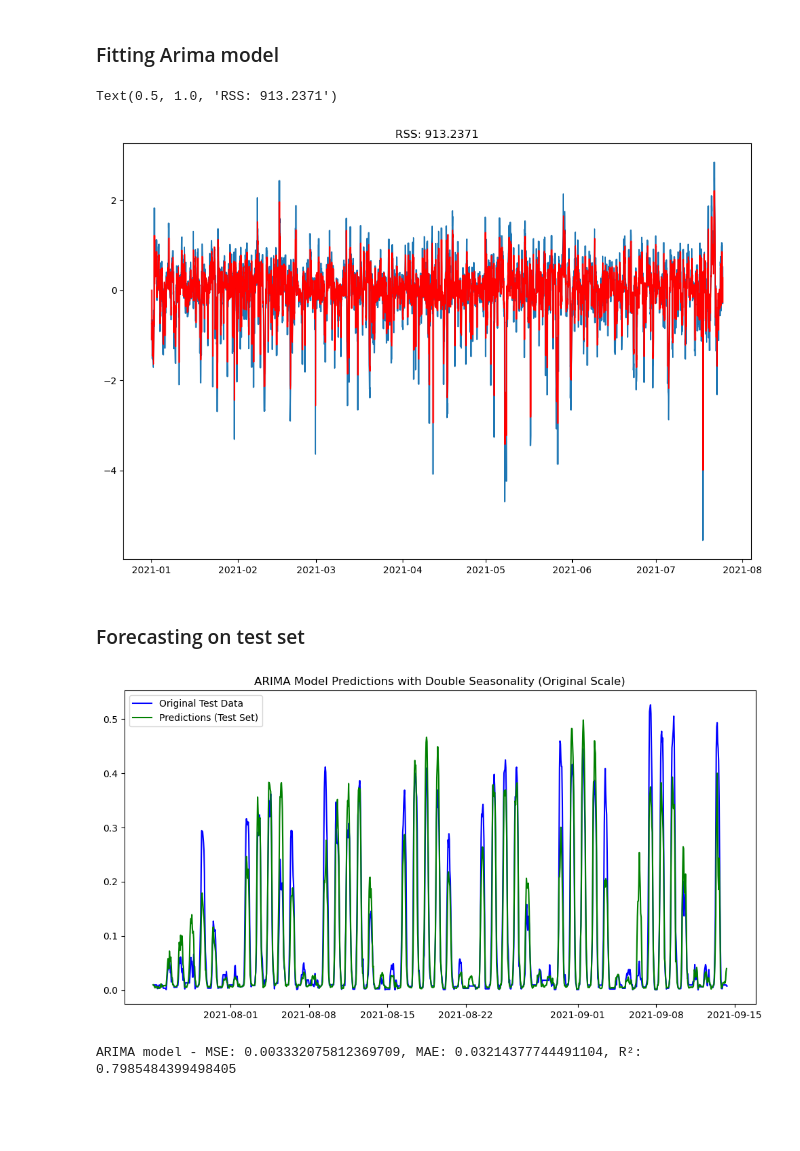
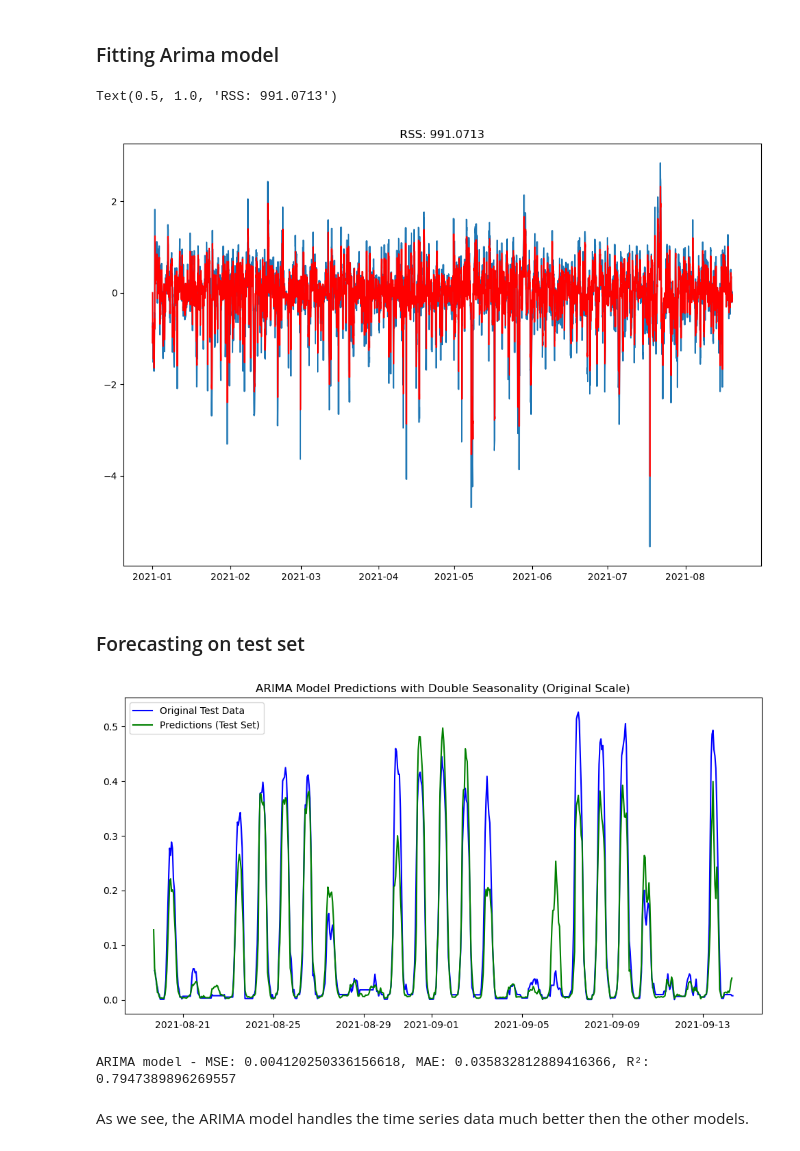
Before and after one commit to pmoll01/AA2024_Groupwork_DynamoData, a Jupyter notebook: Task_4_general.ipynb, the cells around one changed output. Cells and saved outputs as stored; diff of their text form; code cells hidden in the pictures; blank space fills up the shorter version.

```diff
--- a/Task4_final.ipynb
+++ b/Task_4_general.ipynb
@@ -574,7 +515,7 @@ Suggested value for q (MA): 13
 # %% [markdown]
 ### Fitting Arima model
 # %%
-split_ratio = 0.8
+split_ratio = 0.9
 train_size = int(len(ts_log_decompose) * split_ratio)
 residual_train, residual_test = train_test_split(ts_log_decompose, train_size=train_size, shuffle=False)
 
@@ -584,8 +525,8 @@ plt.plot(residual_train)
 plt.plot(results_ARIMA.fittedvalues, color='red')
 plt.title('RSS: %.4f'% sum((results_ARIMA.fittedvalues-residual_train)**2))
 # %% [output]
-Text(0.5, 1.0, 'RSS: 913.2371')
+Text(0.5, 1.0, 'RSS: 991.0713')
-[figure, old version]
+[figure, new version]
 # %% [markdown]
 ### Forecasting on test set
 # %%
@@ -606,7 +547,7 @@ trend.index.freq = 'H'
 seasonal.index.freq = 'H'
 
 # Train-test split using slicing
-train_size = int(len(residuals) * 0.8)  # 80% train, 20% test
+train_size = int(len(residuals) * split_ratio)
 residual_train = residuals.iloc[:train_size]
 residual_test = residuals.iloc[train_size:]
 trend_train = trend.iloc[:train_size]
@@ -634,32 +575,34 @@ log_predictions = (
     + trend_test
     + seasonal_test_1
     + seasonal_test_2
 )
 
 # Apply inverse log transformation to return to original scale
 full_predictions = np.exp(log_predictions)
 
 # Trim full_predictions to match test data length
 full_predictions = full_predictions.iloc[:len(data.iloc[train_size:])]
 
 # Ensure the test set length matches full_predictions
 test = data.iloc[train_size:]['utilizationRate_total']
 assert len(test) == len(full_predictions), "Final lengths still do not match!"
 
 # Plot the results
 plt.figure(figsize=(12, 6))
 plt.plot(test, label="Original Test Data", color='blue')
 plt.plot(full_predictions, label="Predictions (Test Set)", color='green')
 plt.legend()
 plt.title('ARIMA Model Predictions with Double Seasonality (Original Scale)')
 plt.show()
 
 # Evaluate the model
 mse_arima = mean_squared_error(test, full_predictions)
 mae_arima = mean_absolute_error(test, full_predictions)
 r2_arima = r2_score(test, full_predictions)
 
 print(f"ARIMA model - MSE: {mse_arima}, MAE: {mae_arima}, R²: {r2_arima}")
 # %% [output]
-[figure, old version]
+[figure, new version]
-ARIMA model - MSE: 0.003332075812369709, MAE: 0.03214377744491104, R²: 0.7985484399498405
+ARIMA model - MSE: 0.004120250336156618, MAE: 0.035832812889416366, R²: 0.7947389896269557
+# %% [markdown]
+As we see, the ARIMA model handles the time series data much better then the other models.
```
Also changed, not shown: parts of 21 cells of this notebook, 14 other files.
